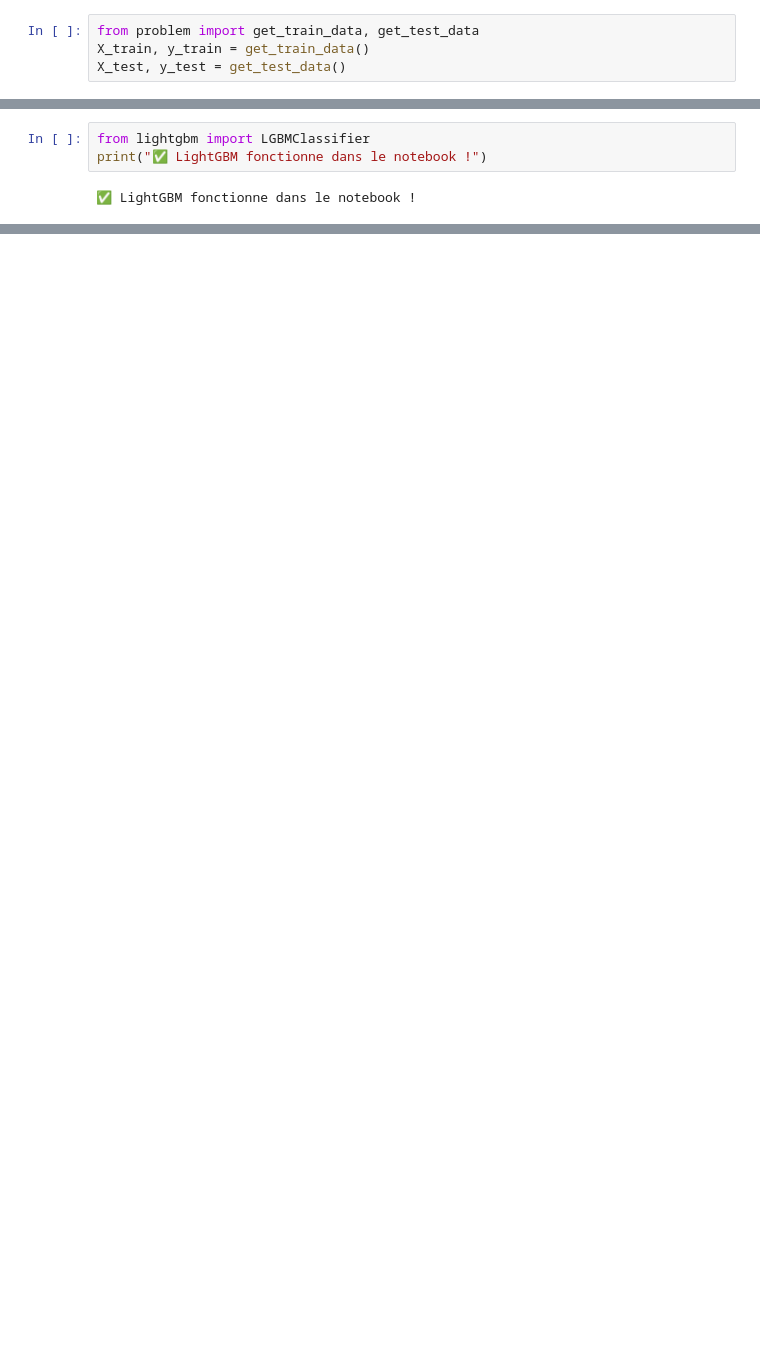
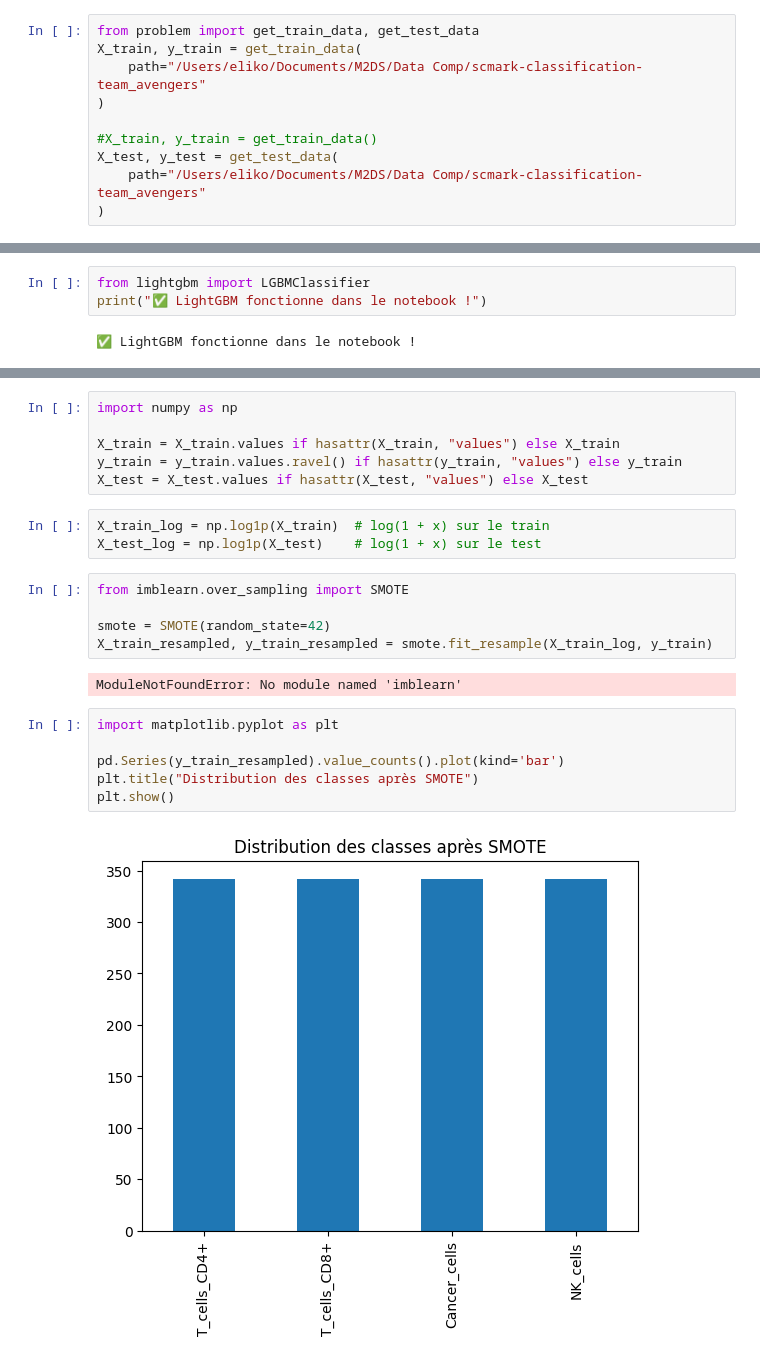
Before and after one commit to DataCampDS/scmark-classification-team_avengers, a Jupyter notebook: Sarah/scMARK_sarah.ipynb, the cells around one changed output, grey strips where cells are left out. Saved outputs shown, nothing was run; the diff lists cells and outputs as text; blank space fills up the shorter version.

```diff
--- a/Sarah/scMARK_sarah.ipynb
+++ b/Sarah/scMARK_sarah.ipynb
@@ -64,8 +64,14 @@ Raw data are stored in h5ad format which can be read via the `scanpy.read_h5ad`
 The `problem.py` file contains the definition of the data-challenge according to the RAMP framework. In addition, it contains an helper functions to import data.
 # %%
 from problem import get_train_data, get_test_data
-X_train, y_train = get_train_data()
-X_test, y_test = get_test_data()
+X_train, y_train = get_train_data(
+    path="/Users/eliko/Documents/M2DS/Data Comp/scmark-classification-team_avengers"
+)
+
+#X_train, y_train = get_train_data()
+X_test, y_test = get_test_data(
+    path="/Users/eliko/Documents/M2DS/Data Comp/scmark-classification-team_avengers"
+)
 # %% [markdown]
 #### Labels proportions
 A first inspection of the labels indicates that the classes are imbalanced.
@@ -802,0 +796,24 @@ weighted avg       0.83      0.82      0.82       500
+# %%
+import numpy as np
+
+X_train = X_train.values if hasattr(X_train, "values") else X_train
+y_train = y_train.values.ravel() if hasattr(y_train, "values") else y_train
+X_test = X_test.values if hasattr(X_test, "values") else X_test
+# %%
+X_train_log = np.log1p(X_train)  # log(1 + x) sur le train
+X_test_log = np.log1p(X_test)    # log(1 + x) sur le test
+# %%
+from imblearn.over_sampling import SMOTE
+
+smote = SMOTE(random_state=42)
+X_train_resampled, y_train_resampled = smote.fit_resample(X_train_log, y_train)
+# %% [output]
+ModuleNotFoundError: No module named 'imblearn'
+# %%
+import matplotlib.pyplot as plt
+
+pd.Series(y_train_resampled).value_counts().plot(kind='bar')
+plt.title("Distribution des classes après SMOTE")
+plt.show()
+# %% [output]
+[figure, added]
```
Also changed, not shown: parts of 87 cells of this notebook, 4 other files.
